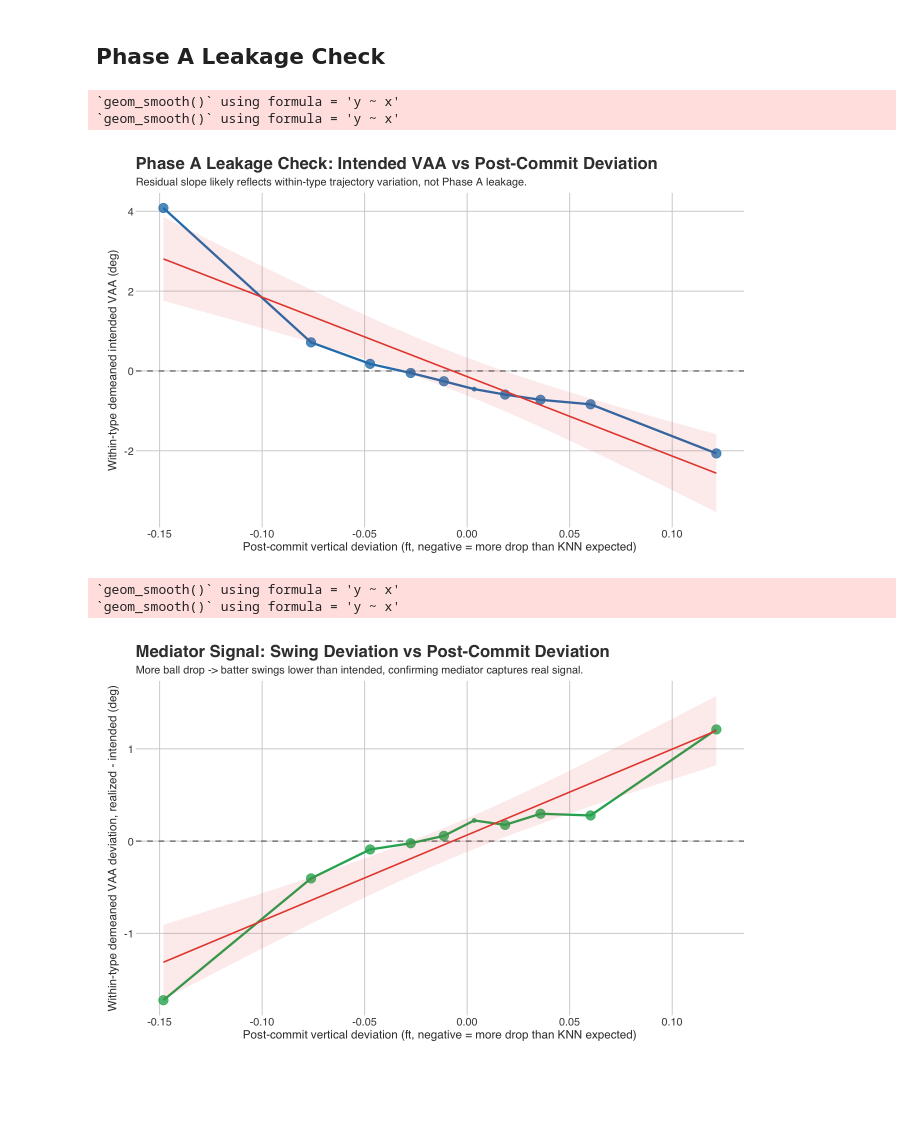
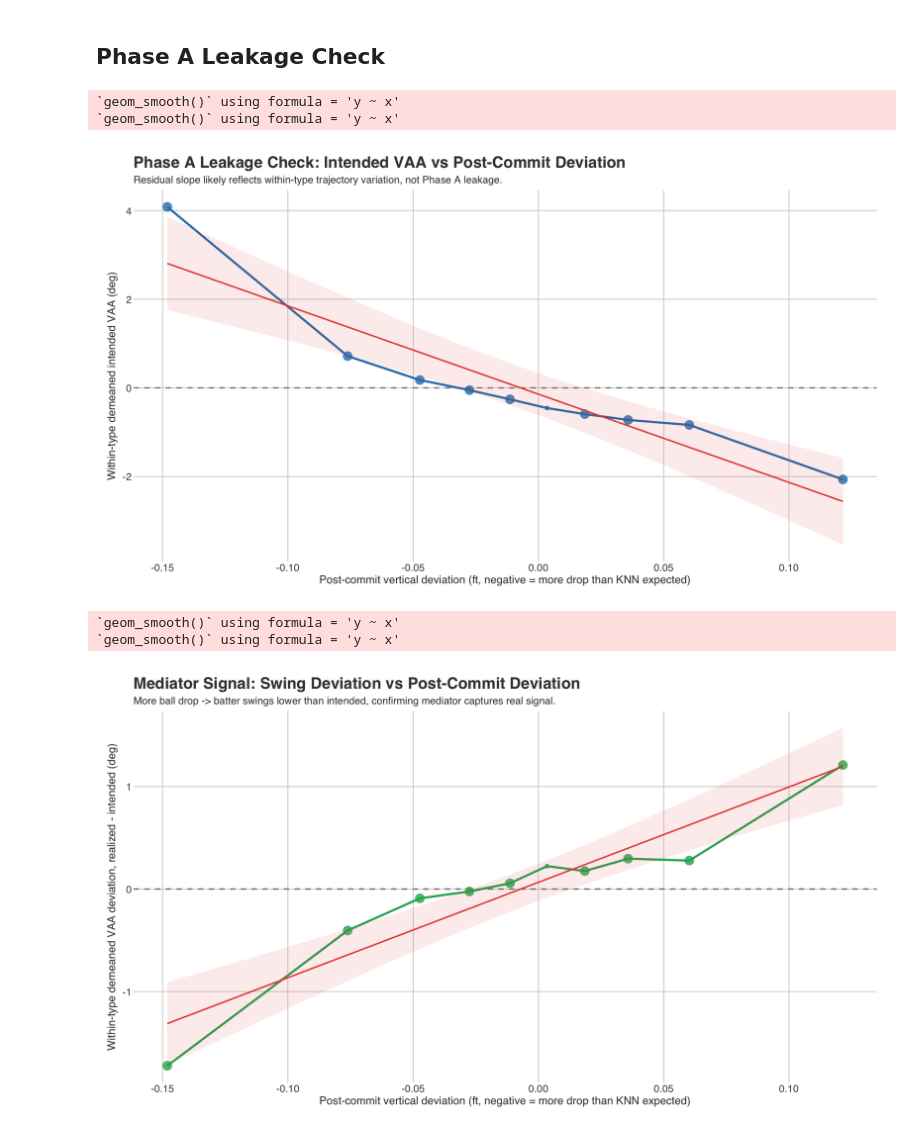
Before and after one commit to theoauyeung/pitcher_bat_path_exploration, a Jupyter notebook: src/viz/validation.ipynb, the cells around one changed output. Saved outputs shown, nothing was run; the diff lists cells and outputs as text; code cells hidden in the pictures; blank space fills up the shorter version.

Commit message:
auto: results/plots/validation/phase_a_intent_leakage.png, results/plots/validation/phase_b_mediator_signal.png, src/viz/validation.ipynb

```diff
--- a/src/viz/validation.ipynb
+++ b/src/viz/validation.ipynb
@@ -185,28 +185,28 @@ ggsave('results/plots/validation/ev_suppression_distortion.png', p_ev,
 # %%
 phase_a <- read_csv('data/viz_cache/lv_phase_a.csv', show_col_types = FALSE)
 
 p_intent <- ggplot(phase_a, aes(x = dev_z_mid, y = mean_intended_vaa_demean)) +
   geom_hline(yintercept = 0, color = 'grey50', linetype = 'dashed', linewidth = 0.8) +
   geom_line(color = '#2980b9', linewidth = 1.3) +
   geom_point(aes(size = n), color = '#2980b9', alpha = 0.8) +
   geom_smooth(method = 'lm', se = TRUE, color = '#e74c3c',
               linewidth = 0.9, fill = '#e74c3c', alpha = 0.1) +
   scale_size_continuous(range = c(2, 5), guide = 'none') +
   labs(
     title    = 'Phase A Leakage Check: Intended VAA vs Post-Commit Deviation',
     subtitle = 'Residual slope likely reflects within-type trajectory variation, not Phase A leakage.',
     x = 'Post-commit vertical deviation (ft, negative = more drop than KNN expected)',
     y = 'Within-type demeaned intended VAA (deg)'
   )
 
-options(repr.plot.width = 11, repr.plot.height = 7)
+options(repr.plot.width = 14, repr.plot.height = 8)
 p_intent
 ggsave('results/plots/validation/phase_a_intent_leakage.png', p_intent,
-       width = 11, height = 7, dpi = 150)
+       width = 14, height = 8, dpi = 300)
 # %% [output]
 `geom_smooth()` using formula = 'y ~ x'
 `geom_smooth()` using formula = 'y ~ x'
-[figure, old version]
+[figure, new version]
 # %%
 p_dev <- ggplot(phase_a, aes(x = dev_z_mid, y = mean_vaa_dev_demean)) +
   geom_hline(yintercept = 0, color = 'grey50', linetype = 'dashed', linewidth = 0.8) +
@@ -222,11 +222,11 @@ p_dev <- ggplot(phase_a, aes(x = dev_z_mid, y = mean_vaa_dev_demean)) +
     y = 'Within-type demeaned VAA deviation, realized - intended (deg)'
   )
 
-options(repr.plot.width = 11, repr.plot.height = 7)
+options(repr.plot.width = 14, repr.plot.height = 8)
 p_dev
 ggsave('results/plots/validation/phase_b_mediator_signal.png', p_dev,
-       width = 11, height = 7, dpi = 150)
+       width = 14, height = 8, dpi = 300)
 # %% [output]
 `geom_smooth()` using formula = 'y ~ x'
 `geom_smooth()` using formula = 'y ~ x'
-[figure, old version]
+[figure, new version]
```
Also changed, not shown: 2 other files.
